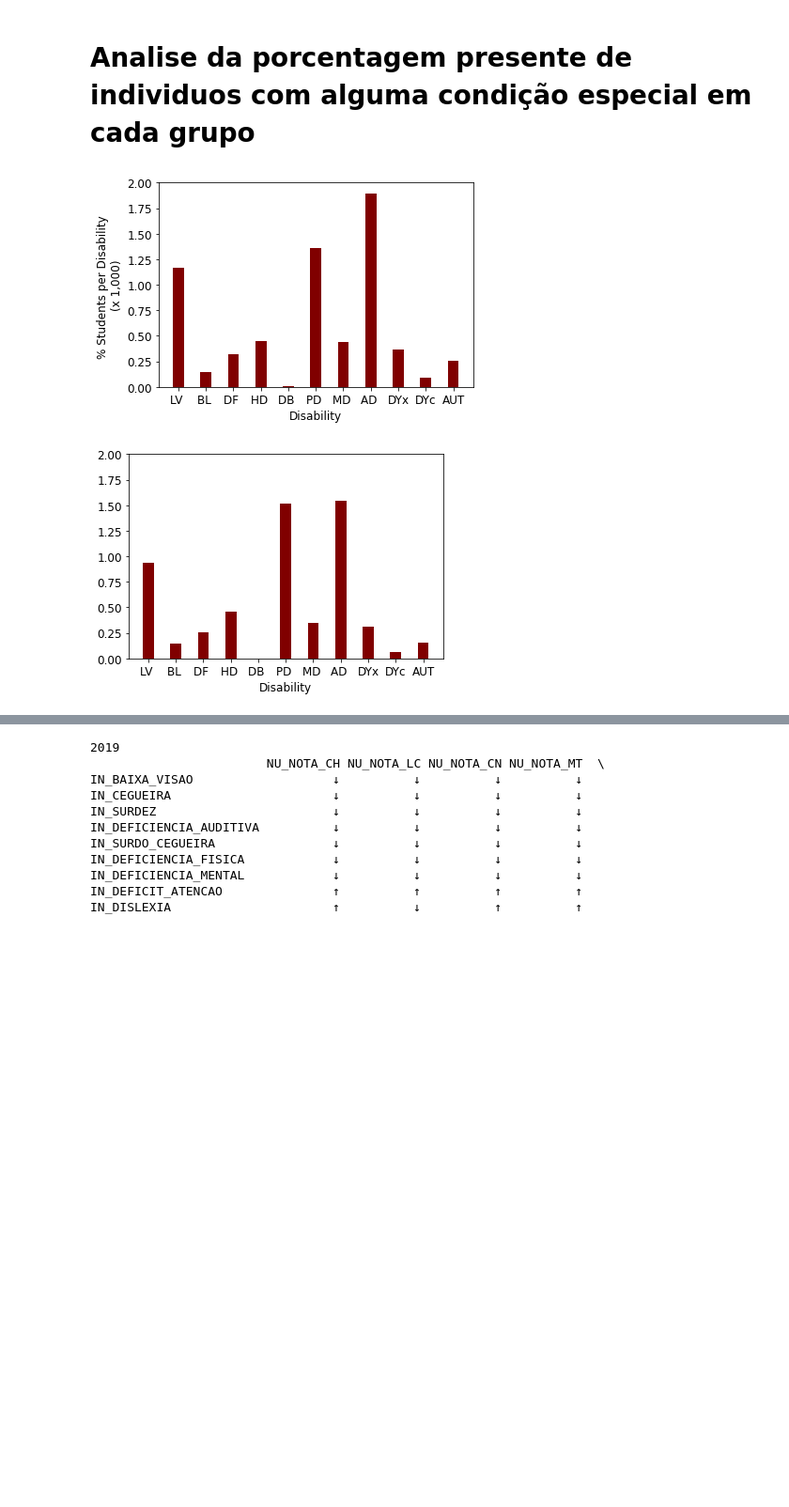
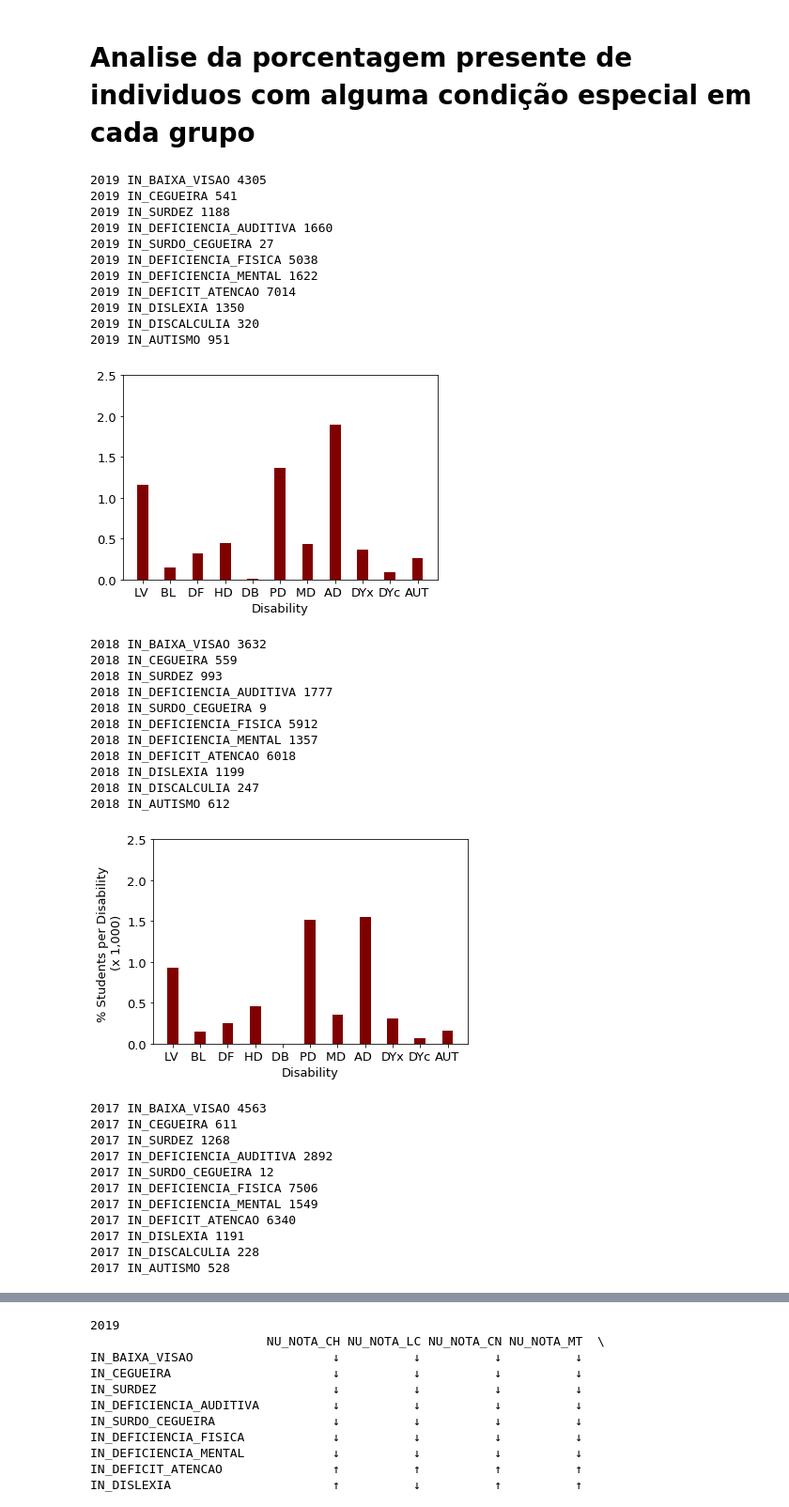
Before and after one commit to joaoaugusto05/ENEM-ANALYSIS, a Jupyter notebook: AnaliseCondicoes.ipynb, the cells around one changed output, grey strips where cells are left out. Shown at 94% size. Cells and saved outputs as stored; diff of their text form; code cells hidden in the pictures; blank space fills up the shorter version.

```diff
--- a/AnaliseCondicoes.ipynb
+++ b/AnaliseCondicoes.ipynb
@@ -30,6 +31,8 @@ Condicoes = [
 'IN_DISLEXIA',
 'IN_DISCALCULIA',
 'IN_AUTISMO']
+plt.rcParams.update({'font.size':18})
+ind_especificos = ['IN_SURDEZ', 'IN_DEFICIENCIA_MENTAL', 'IN_DISLEXIA', 'IN_DEFICIT_ATENCAO']
 
 Mnemonico = [
     'LV ',
@@ -61,23 +64,57 @@ Lista += (Mnemonico )
 clrData = pd.read_csv(paths[0], sep = ',', encoding = 'ISO-8859-1')
 # %%
 ano = 2019
-plt.rcParams.update({'font.size':12})
+plt.rcParams.update({'font.size':13})
 for i in range(len(paths)):
-    plt.ylim(0, 2)
+    plt.ylim(0, 2.5)
     clrData = pd.read_csv(paths[i], sep = ',', encoding = 'ISO-8859-1')
     total = len(clrData)
     totalPlot= []
     for condicao in Condicoes:
         numCond = len(clrData[clrData[condicao] == 1])
+        print(ano, condicao, numCond)
         totalPlot.append(numCond*1000/total)
     plt.bar(Mnemonico, totalPlot, color ='maroon', width = 0.4)
-    if i%2 == 0:
+    if i == 1 or i == 4 :
         plt.ylabel("% Students per Disability \n(x 1,000)")
     else:
         plt.ylabel("")
     plt.xlabel("Disability")
     ano -= 1
     plt.show()
 # %% [output]
+2019 IN_BAIXA_VISAO 4305
+2019 IN_CEGUEIRA 541
+2019 IN_SURDEZ 1188
+2019 IN_DEFICIENCIA_AUDITIVA 1660
+2019 IN_SURDO_CEGUEIRA 27
+2019 IN_DEFICIENCIA_FISICA 5038
+2019 IN_DEFICIENCIA_MENTAL 1622
+2019 IN_DEFICIT_ATENCAO 7014
+2019 IN_DISLEXIA 1350
+2019 IN_DISCALCULIA 320
+2019 IN_AUTISMO 951
-[figure, old version]
+[figure, new version]
+2018 IN_BAIXA_VISAO 3632
+2018 IN_CEGUEIRA 559
+2018 IN_SURDEZ 993
+2018 IN_DEFICIENCIA_AUDITIVA 1777
+2018 IN_SURDO_CEGUEIRA 9
+2018 IN_DEFICIENCIA_FISICA 5912
+2018 IN_DEFICIENCIA_MENTAL 1357
+2018 IN_DEFICIT_ATENCAO 6018
+2018 IN_DISLEXIA 1199
+2018 IN_DISCALCULIA 247
+2018 IN_AUTISMO 612
-[figure, old version]
+[figure, new version]
+2017 IN_BAIXA_VISAO 4563
+2017 IN_CEGUEIRA 611
+2017 IN_SURDEZ 1268
+2017 IN_DEFICIENCIA_AUDITIVA 2892
+2017 IN_SURDO_CEGUEIRA 12
+2017 IN_DEFICIENCIA_FISICA 7506
+2017 IN_DEFICIENCIA_MENTAL 1549
+2017 IN_DEFICIT_ATENCAO 6340
+2017 IN_DISLEXIA 1191
+2017 IN_DISCALCULIA 228
+2017 IN_AUTISMO 528
```
Also changed, not shown: parts of 83 cells of this notebook.
